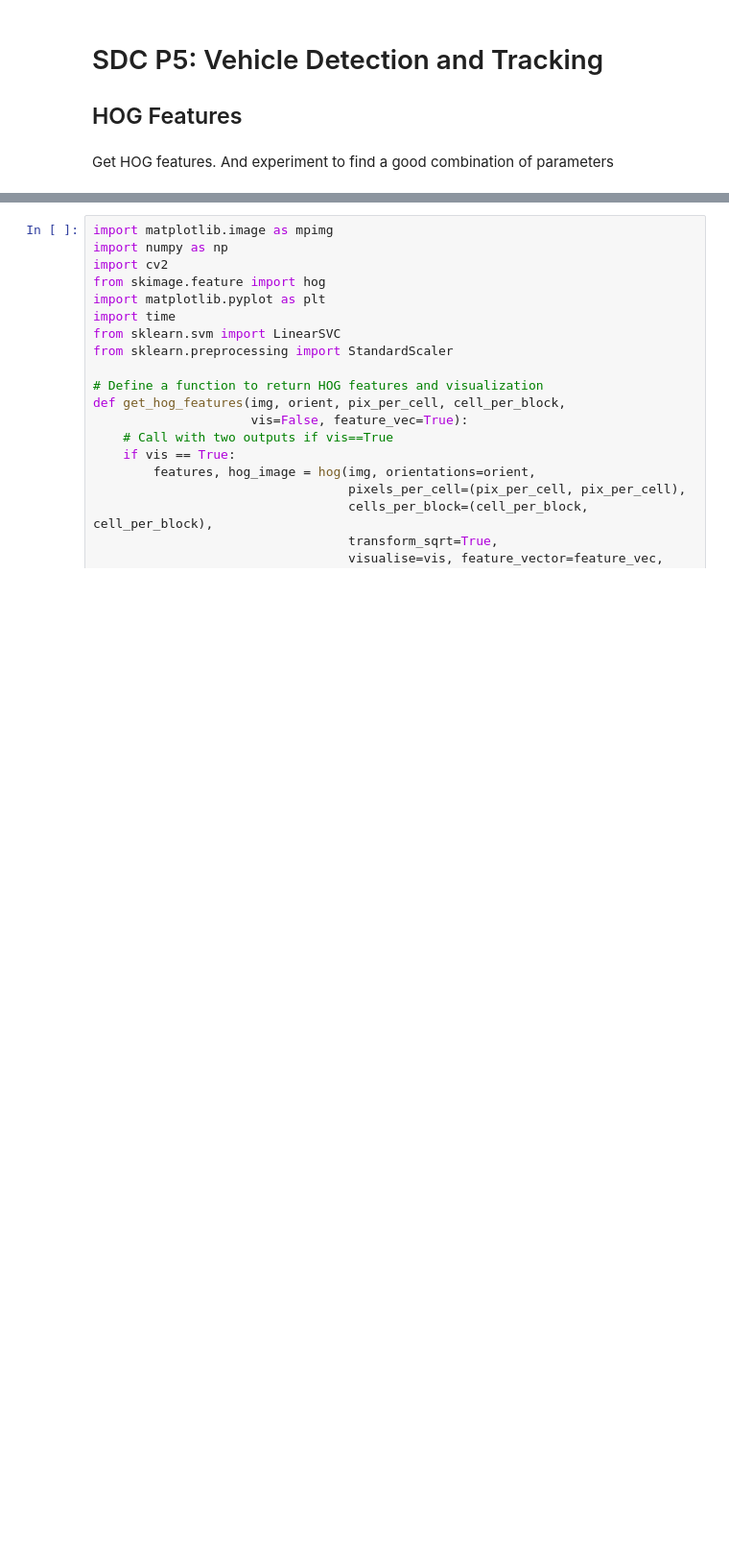
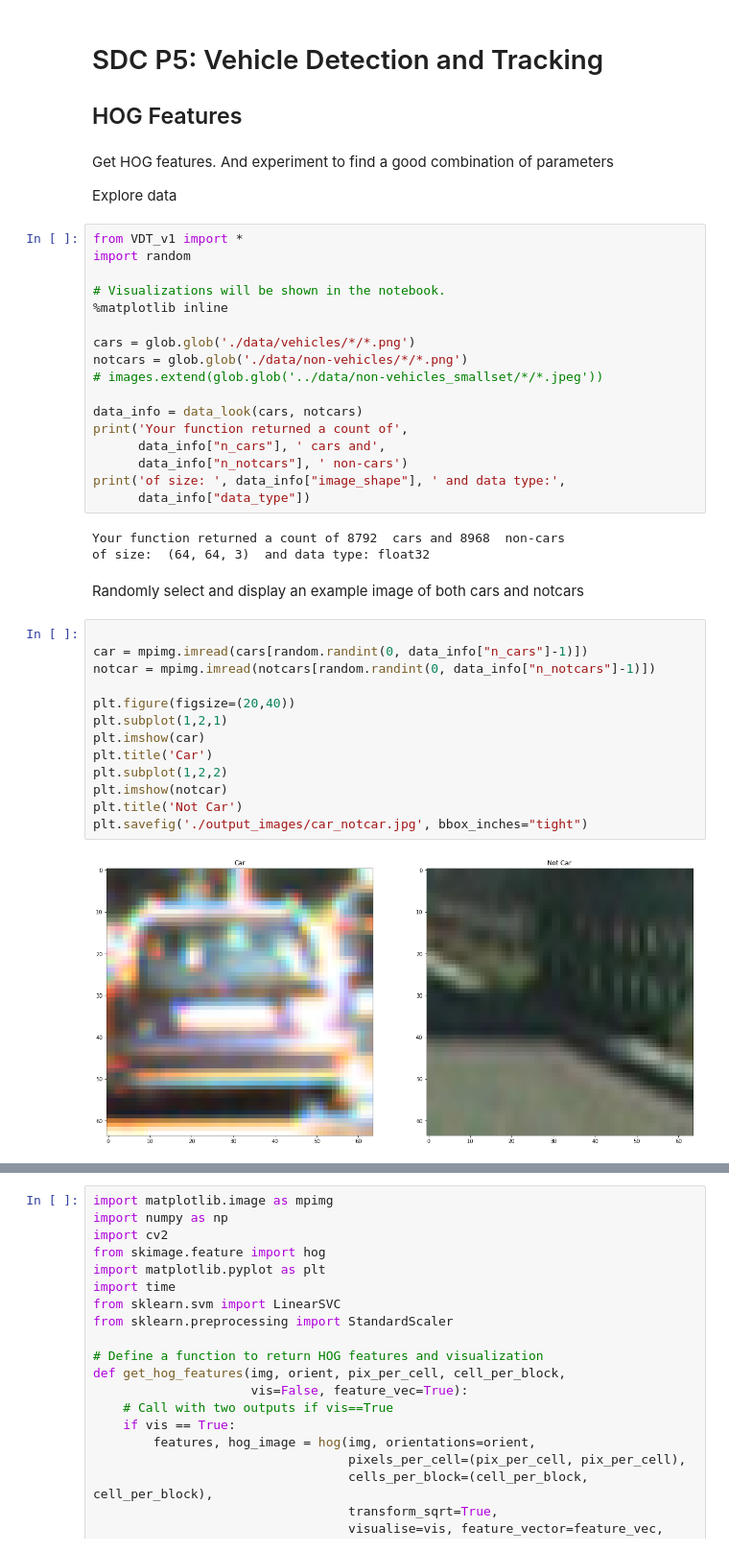
Before and after one commit to gcjyzdd/SDC-P5, a Jupyter notebook: VDT_v1.ipynb, the cells around one changed output, grey strips where cells are left out. Shown at 96% size. Cells and saved outputs as stored; diff of their text form; blank space fills up the shorter version.

Commit message:
Add more examples

```diff
--- a/VDT_v1.ipynb
+++ b/VDT_v1.ipynb
@@ -4,3 +4,42 @@
 ## HOG Features
 # %% [markdown]
 Get HOG features. And experiment to find a good combination of parameters
+
+Explore data
+# %%
+from VDT_v1 import *
+import random
+
+# Visualizations will be shown in the notebook.
+%matplotlib inline
+
+cars = glob.glob('./data/vehicles/*/*.png')
+notcars = glob.glob('./data/non-vehicles/*/*.png')
+# images.extend(glob.glob('../data/non-vehicles_smallset/*/*.jpeg'))
+
+data_info = data_look(cars, notcars)
+print('Your function returned a count of',
+      data_info["n_cars"], ' cars and',
+      data_info["n_notcars"], ' non-cars')
+print('of size: ', data_info["image_shape"], ' and data type:',
+      data_info["data_type"])
+# %% [output]
+Your function returned a count of 8792  cars and 8968  non-cars
+of size:  (64, 64, 3)  and data type: float32
+# %% [markdown]
+Randomly select and display an example image of both cars and notcars
+# %%
+
+car = mpimg.imread(cars[random.randint(0, data_info["n_cars"]-1)])
+notcar = mpimg.imread(notcars[random.randint(0, data_info["n_notcars"]-1)])
+
+plt.figure(figsize=(20,40))
+plt.subplot(1,2,1)
+plt.imshow(car)
+plt.title('Car')
+plt.subplot(1,2,2)
+plt.imshow(notcar)
+plt.title('Not Car')
+plt.savefig('./output_images/car_notcar.jpg', bbox_inches="tight")
+# %% [output]
+[figure, added]
```
Also changed, not shown: parts of 10 cells of this notebook.
